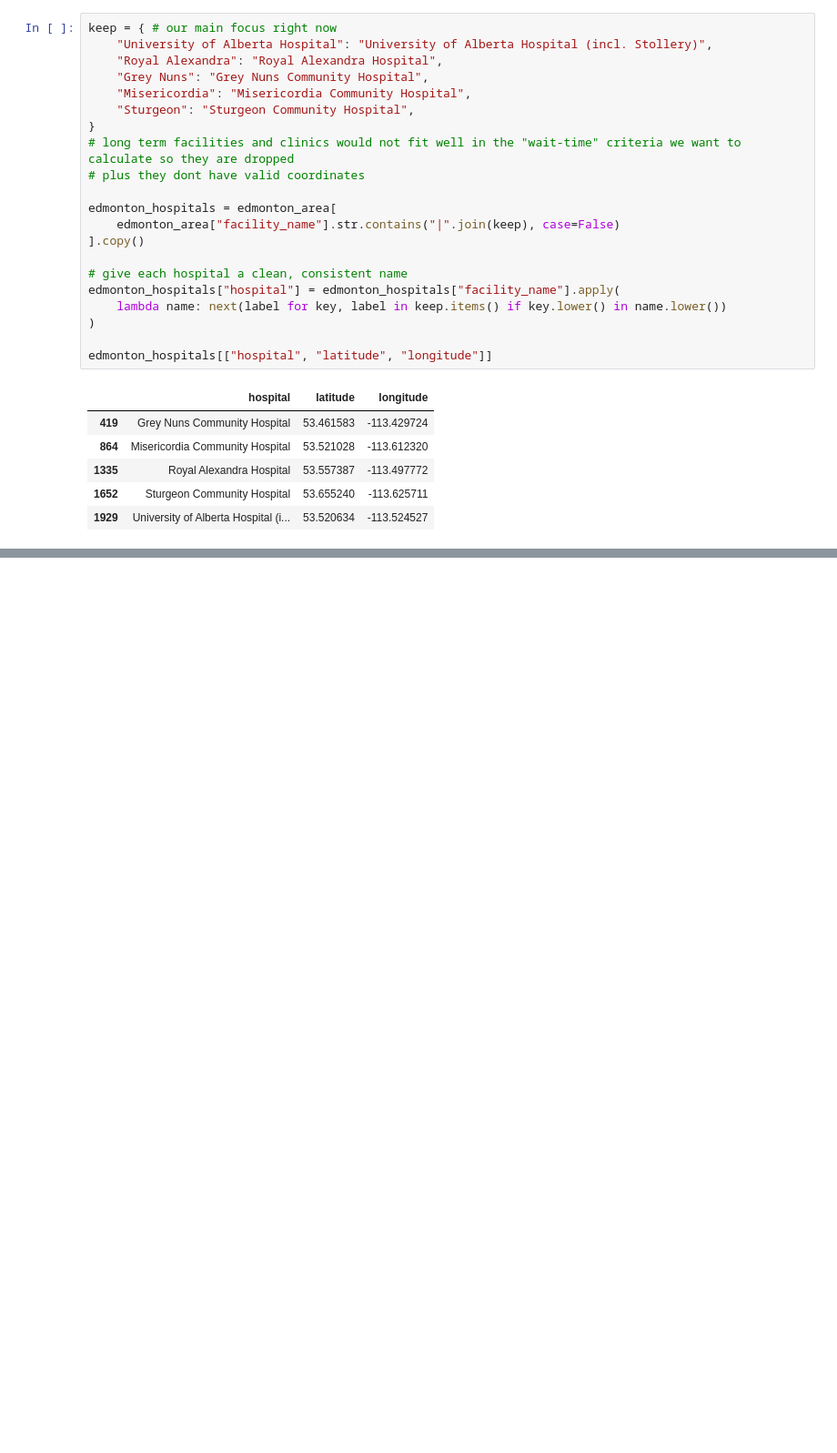
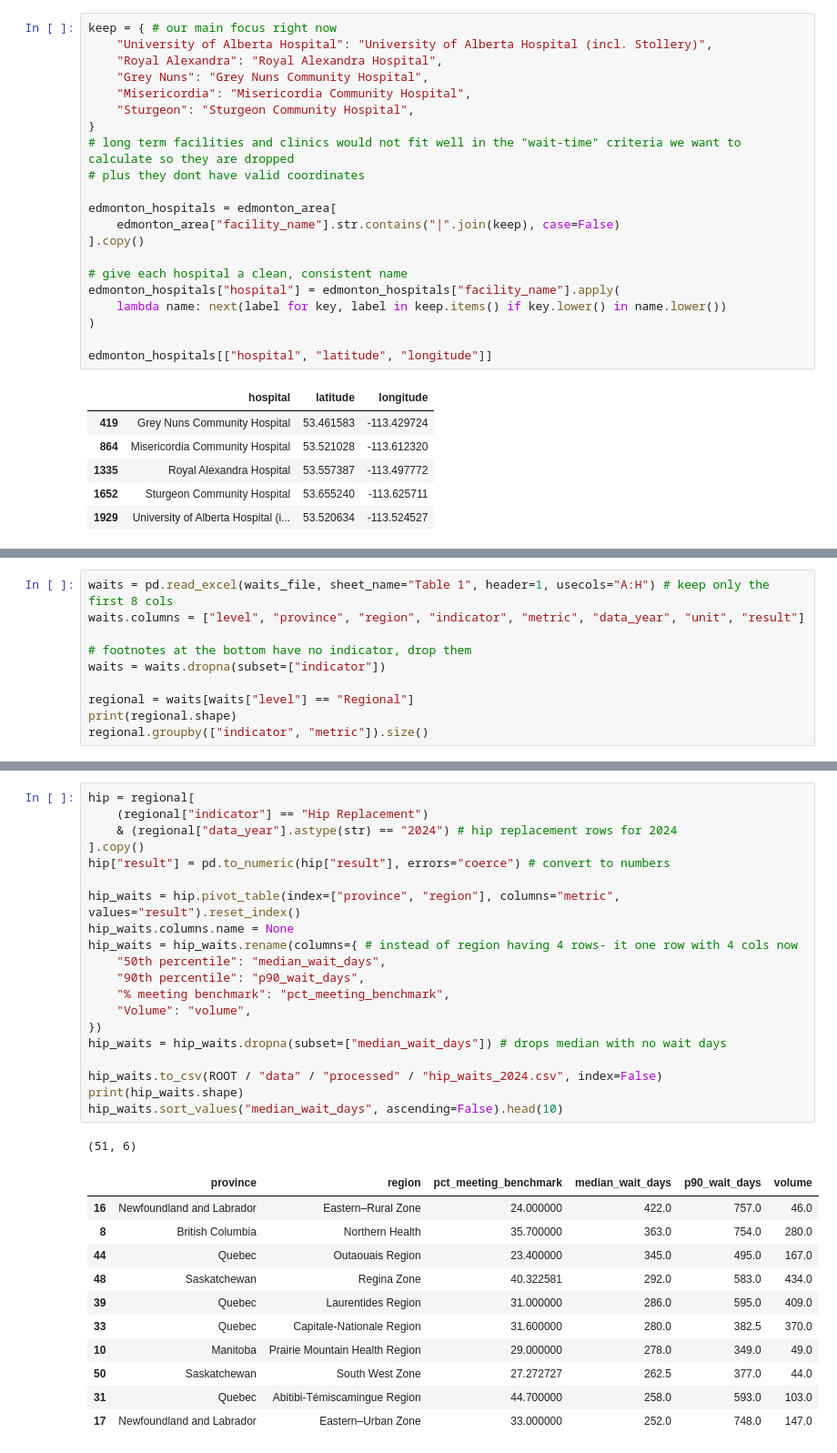
Before and after one commit to mannatkaur123/canada-health-access, a Jupyter notebook: notebooks/data_acquisition.ipynb, the cells around one changed output, grey strips where cells are left out. Shown at 91% size. Cells and saved outputs as stored; diff of their text form; blank space fills up the shorter version.

```diff
--- a/notebooks/data_acquisition.ipynb
+++ b/notebooks/data_acquisition.ipynb
@@ -163,0 +237,10 @@ edmonton_hospitals[["hospital", "latitude", "longitude"]]
+# %%
+waits = pd.read_excel(waits_file, sheet_name="Table 1", header=1, usecols="A:H") # keep only the first 8 cols
+waits.columns = ["level", "province", "region", "indicator", "metric", "data_year", "unit", "result"]
+
+# footnotes at the bottom have no indicator, drop them
+waits = waits.dropna(subset=["indicator"])
+
+regional = waits[waits["level"] == "Regional"]
+print(regional.shape)
+regional.groupby(["indicator", "metric"]).size()
@@ -163,0 +296,33 @@ edmonton_hospitals[["hospital", "latitude", "longitude"]]
+# %%
+hip = regional[
+    (regional["indicator"] == "Hip Replacement")
+    & (regional["data_year"].astype(str) == "2024") # hip replacement rows for 2024
+].copy()
+hip["result"] = pd.to_numeric(hip["result"], errors="coerce") # convert to numbers
+
+hip_waits = hip.pivot_table(index=["province", "region"], columns="metric", values="result").reset_index()
+hip_waits.columns.name = None
+hip_waits = hip_waits.rename(columns={ # instead of region having 4 rows- it one row with 4 cols now
+    "50th percentile": "median_wait_days",
+    "90th percentile": "p90_wait_days",
+    "% meeting benchmark": "pct_meeting_benchmark",
+    "Volume": "volume",
+})
+hip_waits = hip_waits.dropna(subset=["median_wait_days"]) # drops median with no wait days
+
+hip_waits.to_csv(ROOT / "data" / "processed" / "hip_waits_2024.csv", index=False)
+print(hip_waits.shape)
+hip_waits.sort_values("median_wait_days", ascending=False).head(10)
+# %% [output]
+(51, 6)
+|  | province | region | pct_meeting_benchmark | median_wait_days | p90_wait_days | volume |
+| 16 | Newfoundland and Labrador | Eastern–Rural Zone | 24.000000 | 422.0 | 757.0 | 46.0 |
+| 8 | British Columbia | Northern Health | 35.700000 | 363.0 | 754.0 | 280.0 |
+| 44 | Quebec | Outaouais Region | 23.400000 | 345.0 | 495.0 | 167.0 |
+| 48 | Saskatchewan | Regina Zone | 40.322581 | 292.0 | 583.0 | 434.0 |
+| 39 | Quebec | Laurentides Region | 31.000000 | 286.0 | 595.0 | 409.0 |
+| 33 | Quebec | Capitale-Nationale Region | 31.600000 | 280.0 | 382.5 | 370.0 |
+| 10 | Manitoba | Prairie Mountain Health Region | 29.000000 | 278.0 | 349.0 | 49.0 |
+| 50 | Saskatchewan | South West Zone | 27.272727 | 262.5 | 377.0 | 44.0 |
+| 31 | Quebec | Abitibi-Témiscamingue Region | 44.700000 | 258.0 | 593.0 | 103.0 |
+| 17 | Newfoundland and Labrador | Eastern–Urban Zone | 33.000000 | 252.0 | 748.0 | 147.0 |
```
Also changed, not shown: parts of 16 cells of this notebook, 1 other file.
